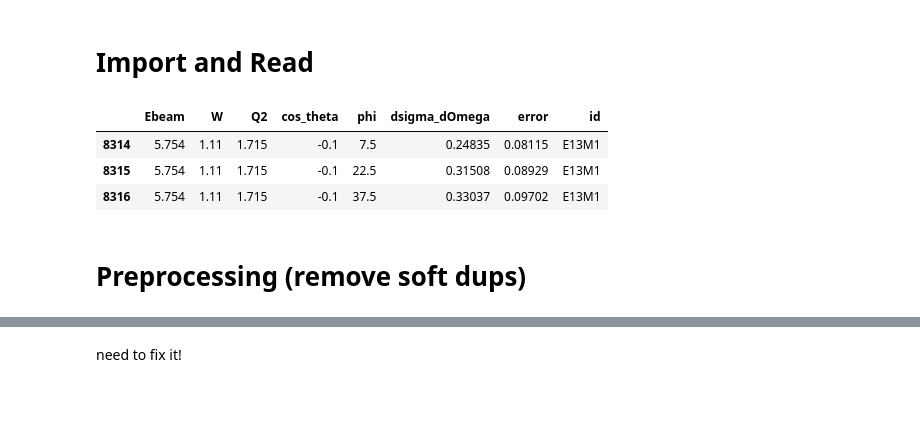
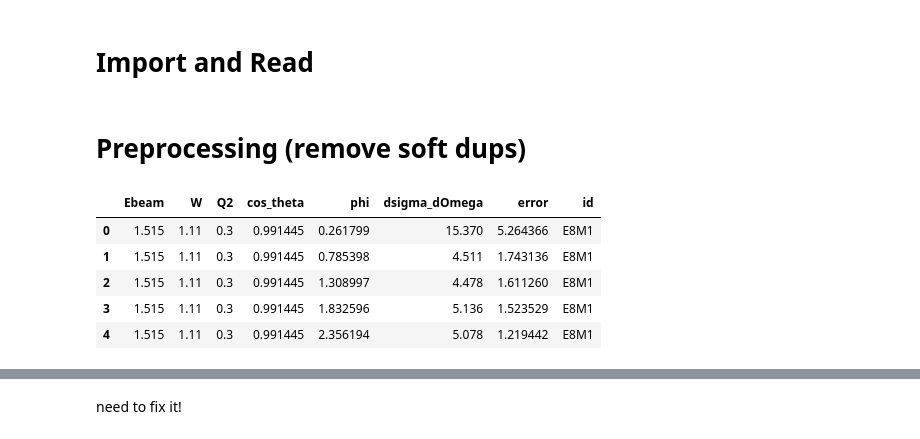
Before and after one commit to a-golda/MSU_interpol, a Jupyter notebook: XGB_for_crossection.ipynb, the cells around one changed output, grey strips where cells are left out. Cells and saved outputs as stored; diff of their text form; code cells hidden in the pictures; blank space fills up the shorter version.

```diff
--- a/XGB_for_crossection.ipynb
+++ b/XGB_for_crossection.ipynb
@@ -23,10 +25,3 @@ df = pd.read_csv('./data/clasdb_pi_plus_n.txt', delimiter='\t', header=None)
 df.columns = ['Ebeam', 'W', 'Q2', 'cos_theta', 'phi', 'dsigma_dOmega', 'error', 'id']
 # %%
 df.loc[8314:65671, 'Ebeam'] = 5.754
-# %%
-df.iloc[8314:8317]
-# %% [output]
-|  | Ebeam | W | Q2 | cos_theta | phi | dsigma_dOmega | error | id |
-| 8314 | 5.754 | 1.11 | 1.715 | -0.1 | 7.5 | 0.24835 | 0.08115 | E13M1 |
-| 8315 | 5.754 | 1.11 | 1.715 | -0.1 | 22.5 | 0.31508 | 0.08929 | E13M1 |
-| 8316 | 5.754 | 1.11 | 1.715 | -0.1 | 37.5 | 0.33037 | 0.09702 | E13M1 |
@@ -33,5 +30,14 @@ df.iloc[8314:8317]
 # %% [markdown]
 # Preprocessing (remove soft dups)
+# %%
+df.head()
+# %% [output]
+|  | Ebeam | W | Q2 | cos_theta | phi | dsigma_dOmega | error | id |
+| 0 | 1.515 | 1.11 | 0.3 | 0.991445 | 0.261799 | 15.370 | 5.264366 | E8M1 |
+| 1 | 1.515 | 1.11 | 0.3 | 0.991445 | 0.785398 | 4.511 | 1.743136 | E8M1 |
+| 2 | 1.515 | 1.11 | 0.3 | 0.991445 | 1.308997 | 4.478 | 1.611260 | E8M1 |
+| 3 | 1.515 | 1.11 | 0.3 | 0.991445 | 1.832596 | 5.136 | 1.523529 | E8M1 |
+| 4 | 1.515 | 1.11 | 0.3 | 0.991445 | 2.356194 | 5.078 | 1.219442 | E8M1 |
 # %%
 df[(df.Ebeam == 5.754)&
   (df.W == 1.27)&
```
Also changed, not shown: parts of 17 cells of this notebook, 1 other file.
